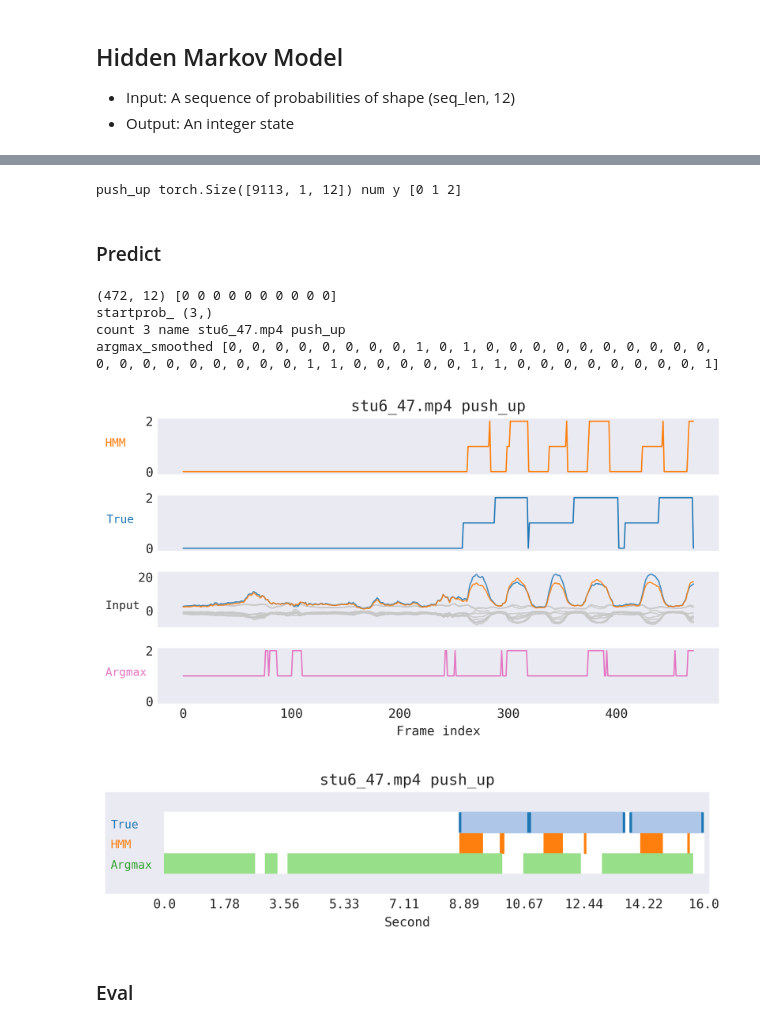
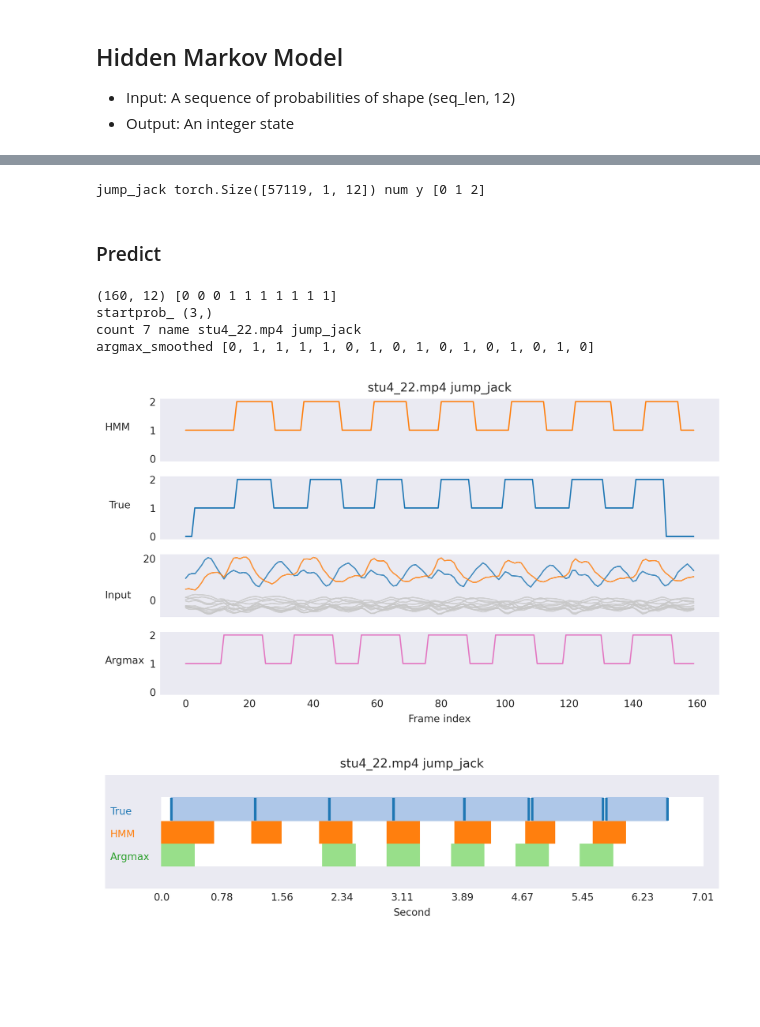
Before and after one commit to iucario/WorkoutDetector, a Jupyter notebook: workoutdet/hmm.ipynb, the cells around one changed output, grey strips where cells are left out. Cells and saved outputs as stored; diff of their text form; code cells hidden in the pictures; blank space fills up the shorter version.

```diff
--- a/workoutdet/hmm.ipynb
+++ b/workoutdet/hmm.ipynb
@@ -13,13 +13,14 @@ from matplotlib.collections import LineCollection
 import random
 import pandas as pd
 from workoutdet.data import FrameDataset, reps_to_label, get_rep_data
-from workoutdet.utils import plot_all, plt_params, plot_per_action, parse_json, plot_hmm
+from workoutdet.utils import plot_all, plot_per_action, plot_hmm, parse_json_score, plot_raw_output,plot_pred
+from workoutdet.hmm import hmm_infer
 import json
 
 CLASSES = ['situp', 'push_up', 'pull_up', 'jump_jack', 'squat', 'front_raise']
 
 COLORS = list(plt.get_cmap('tab20').colors)
-
+plt.style.use('seaborn-dark')
 params = {
     'figure.dpi': 300,
     'figure.figsize': (8, 5),
@@ -37,7 +38,7 @@ print(CLASSES)
 # %% [output]
 ['situp', 'push_up', 'pull_up', 'jump_jack', 'squat', 'front_raise']
 # %%
-json_dir = os.path.expanduser('~/projects/WorkoutDetector/out/acc_0.841_epoch_26_20220711-191616_1x1')
+json_dir = os.path.expanduser('../out/acc_0.841_epoch_26_20220711-191616_1x1')
 json_files = os.listdir(json_dir)
 template  = '{}.stride_1_step_1.json'
 print(len(json_files))
@@ -108,15 +75,0 @@ pull_up torch.Size([85287, 1, 12]) num y [0 1 2]
-# %%
-action = 'push_up'
-feat_ds = FeatureDataset(json_dir, anno_path, 'train',action=action, window=1, stride=10)
-print(action, feat_ds.x.shape, 'num y', np.unique(feat_ds.y))
-# softmax_x = F.softmax(torch.from_numpy(feat_ds.x), dim=1).numpy()
-transmat, pi, means, cov = feat_ds.hmm_stats(feat_ds.x.numpy(), np.array(feat_ds.y), 'full')
-# print(transmat, pi, means, cov)
-n_states = len(np.unique(feat_ds.y))
-model = hmm.GaussianHMM(n_components=n_states, n_iter=300, covariance_type='full')
-model.startprob_ = pi
-model.transmat_ = transmat
-model.means_ = means
-model.covars_ = cov
-# %% [output]
-push_up torch.Size([9113, 1, 12]) num y [0 1 2]
@@ -171,28 +76,14 @@ def plot_pred_reps(result: List[int],
-# %%
-@matplotlib.rc_context(params)
-def plot_raw_output(val_x, val_y, pred, baseline, class_idx):
-    fig, ax = plt.subplots(4, 1, figsize=(7,4), dpi=400)
-    ax[0].plot(pred, 'C2', label='HMM')
-    ax[1].plot(val_y, 'C0', label='true')
-    for i in range(4):
-        if i != 2:
-            ax[i].set_ylim(-0.1, 2.1)
-        if i < 3:
-            ax[i].set_xticks([])
-    ax[0].text(-len(val_y)*0.15, 1 ,'HMM', color='C2', fontsize=9)
-    ax[1].text(-len(val_y)*0.15, 1 ,'True', color='C0', fontsize=9)
-    ax[2].text(-len(val_y)*0.15, 1 ,'Input', fontsize=9)
-    ax[3].text(-len(val_y)*0.15, 1 ,'Argmax', color='C12', fontsize=9)
-    colors = ['C15'] * val_x.shape[1]
-    colors[class_idx*2:class_idx*2+2] = ['C0', 'C2']
-    for i, line in enumerate(val_x.T):
-        ax[2].plot(line, color=colors[i], alpha=0.8)
-
-    ax[3].plot(baseline, 'C12', label='Argmax')
-    ax[-1].set_xlabel('Frame index')
-    ax[0].set_title(f'{item.video_name} {item.class_}')
-    plt.tight_layout()
-    plt.show()
+# %%
+action = 'jump_jack'
+feat_ds = FeatureDataset(json_dir,
+                         anno_path,
+                         split='train',
+                         action=action,
+                         window=1,
+                         stride=1)
+model = hmm_train(action, feat_ds)
+# %% [output]
+jump_jack torch.Size([57119, 1, 12]) num y [0 1 2]
 # %% [markdown]
 ### Predict
 # %%
@@ -201,38 +92,36 @@ item = random.choice(val_data)
 
 val_x = []
 js = json.load(open(osj(json_dir, template.format(item.video_name))))
 for i,v in js['scores'].items():
     val_x.append(np.array(list(v.values())))
 val_x = np.array(val_x)
 class_idx = CLASSES.index(item.class_)
 val_y = np.array(reps_to_label(item.reps, item.total_frames, class_idx=0))
 print(val_x.shape, val_y[:10])
 print('startprob_', model.startprob_.shape)
 pred = model.predict(val_x)
 print('count', len(js['ground_truth'])//2, 'name', item.video_name, item.class_)
 pred_mapped = pred.copy()
 # pred_mapped[pred == 0] = 1
 pred_smoothed = major_vote(pred-1, window=1)
 hmm_count, hmm_reps = pred_to_count(pred_smoothed, stride=1, step=1)
 # print('hmm pred', pred)
 # Baseline Argmax with threshold 0.6
 threshold = 0.6
 action_only_x = val_x[:, class_idx*2:class_idx*2+2]
 val_x_thre = [np.argmax(vx) if vx.max() >= threshold else -1 for vx in action_only_x]
 val_x_thre = np.array(val_x_thre) + 1
 val_x_smoothed = major_vote(val_x_thre-1, window=10)
 argmax_count, argmax_reps = pred_to_count(val_x_smoothed, stride=1*10, step=1)
 print('argmax_smoothed', val_x_smoothed)
 
 title = f'{item.video_name} {item.class_}'
 plot_raw_output(val_x, val_y, pred, val_x_thre, class_idx, title)
-plot_pred_reps(hmm_reps, js['ground_truth'], argmax_reps, item.total_frames, item.fps, title, step=1)
+plot_hmm(hmm_reps, js['ground_truth'], argmax_reps, item.total_frames, item.fps, title)
 # %% [output]
-(472, 12) [0 0 0 0 0 0 0 0 0 0]
+(160, 12) [0 0 0 1 1 1 1 1 1 1]
 startprob_ (3,)
-count 3 name stu6_47.mp4 push_up
-argmax_smoothed [0, 0, 0, 0, 0, 0, 0, 0, 1, 0, 1, 0, 0, 0, 0, 0, 0, 0, 0, 0, 0, 0, 0, 0, 0, 0, 0, 0, 0, 0, 1, 1, 0, 0, 0, 0, 0, 1, 1, 0, 0, 0, 0, 0, 0, 0, 0, 1]
+count 7 name stu4_22.mp4 jump_jack
+argmax_smoothed [0, 1, 1, 1, 1, 0, 1, 0, 1, 0, 1, 0, 1, 0, 1, 0]
-[figure, old version]
+[figure, new version]
-[figure, old version]
+[figure, new version]
-# %% [markdown]
-### Eval
```
Also changed, not shown: parts of 5 cells of this notebook, 24 other files.
